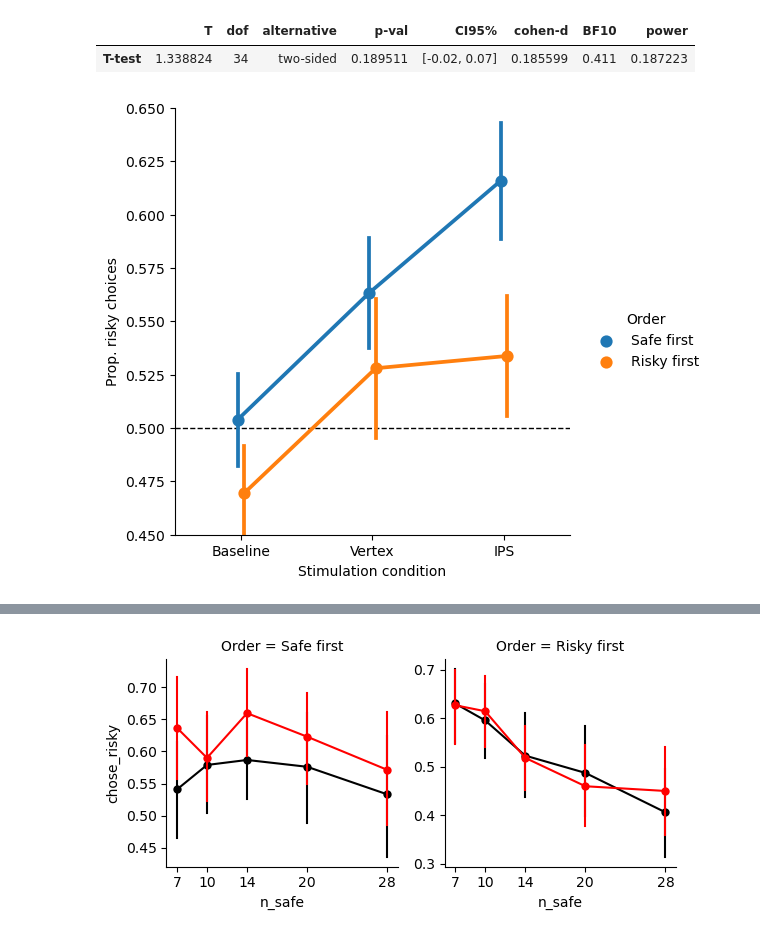
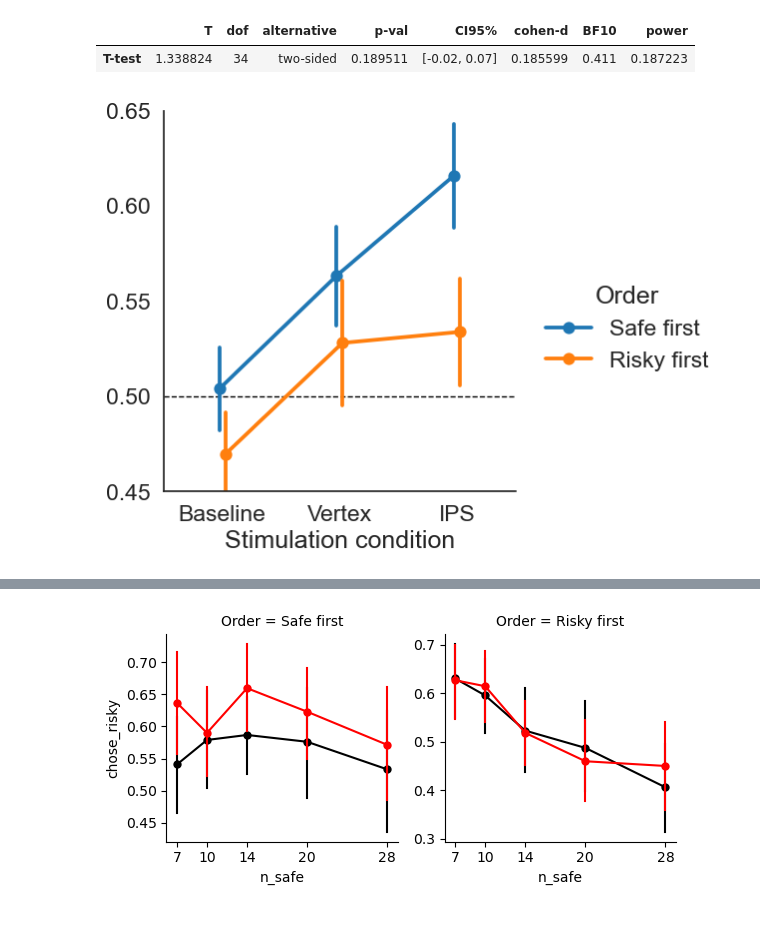
Before and after one commit to Gilles86/tms_risk, a Jupyter notebook: tms_risk/behavior/raw_behavior.ipynb, the cells around one changed output, grey strips where cells are left out. Drawn from its saved outputs; the diff is of its cells as text; code cells hidden in the pictures.

```diff
--- a/tms_risk/behavior/raw_behavior.ipynb
+++ b/tms_risk/behavior/raw_behavior.ipynb
@@ -46,0 +97,12 @@ g.savefig(op.join(bids_folder, 'derivatives', 'figures', 'behavior', 'risky_prop
+# %%
+sns.set(font_scale=1.5, style='white')
+g = sns.catplot(x='Stimulation condition', y='chose_risky',
+                data=df.groupby(['subject', 'Stimulation condition'])['chose_risky'].mean().reset_index(), kind='point', errorbar='se', color='k', order=['Baseline', 'Vertex', 'IPS'], legend=False,
+                dodge=True)
+# g.set(ylim=(.4, .6))
+g.set(ylabel='Prop. risky choices', xlabel='Stimulation condition')
+g.map(lambda **kwargs: plt.axhline(.5, color='black', linestyle='--', linewidth=1, zorder=0))
+g.set(ylim=(.45, .65))
+g.set(ylim=(.45, .65), yticks=np.arange(.45, .7, 0.05))
+
+g.savefig(op.join(bids_folder, 'derivatives', 'figures', 'behavior', 'risky_prop.pdf'))
@@ -52,15 +116,20 @@ pingouin.ttest(tmp['ips'], tmp['vertex'], paired=True)
 |  | T | dof | alternative | p-val | CI95% | cohen-d | BF10 | power |
 | T-test | 1.338824 | 34 | two-sided | 0.189511 | [-0.02, 0.07] | 0.185599 | 0.411 | 0.187223 |
 # %%
-g = sns.catplot(x='Stimulation condition', y='chose_risky', data=df.groupby(['subject', 'Stimulation condition', 'Order']).mean().reset_index(),  hue='Order', kind='point', errorbar='se',
-                hue_order=['Safe first', 'Risky first'], order=['Baseline', 'Vertex', 'IPS'],dodge=True)
+sns.set(font_scale=1.5, style='white')
+palette = sns.color_palette("tab10")
+
+
+g = sns.catplot(x='Stimulation condition', y='chose_risky',
+                data=df.groupby(['subject', 'Stimulation condition', 'Order'])['chose_risky'].mean().reset_index(),  hue='Order', kind='point', errorbar='se',
+                hue_order=['Safe first', 'Risky first'], order=['Baseline', 'Vertex', 'IPS'],dodge=True, palette=palette)
 # fac.set(ylim=(.4, .6))
 g.map(lambda **kwargs: plt.axhline(.5, color='black', linestyle='--', linewidth=1, zorder=0))
 g.set(ylabel='Prop. risky choices', xlabel='Stimulation condition')
 
-g.set(ylim=(.45, .65))
+g.set(ylim=(.45, .65), yticks=np.arange(.45, .7, 0.05), ylabel=None)
 
 
 g.savefig(op.join(bids_folder, 'derivatives', 'figures', 'behavior', 'risky_prop_order.pdf'))
 # %% [output]
-[figure, old version]
+[figure, new version]
```
Also changed, not shown: parts of 23 cells of this notebook, 41 other files.
